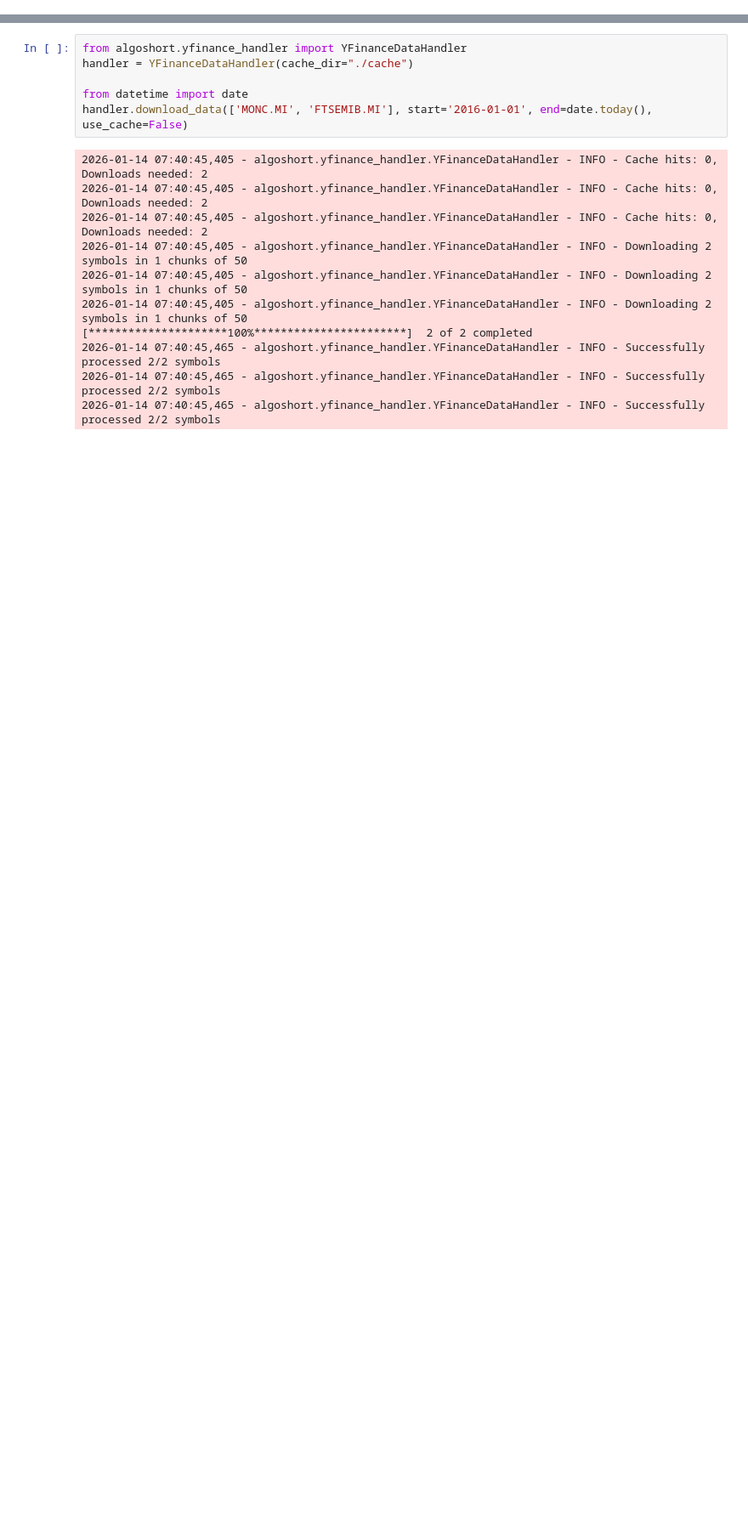
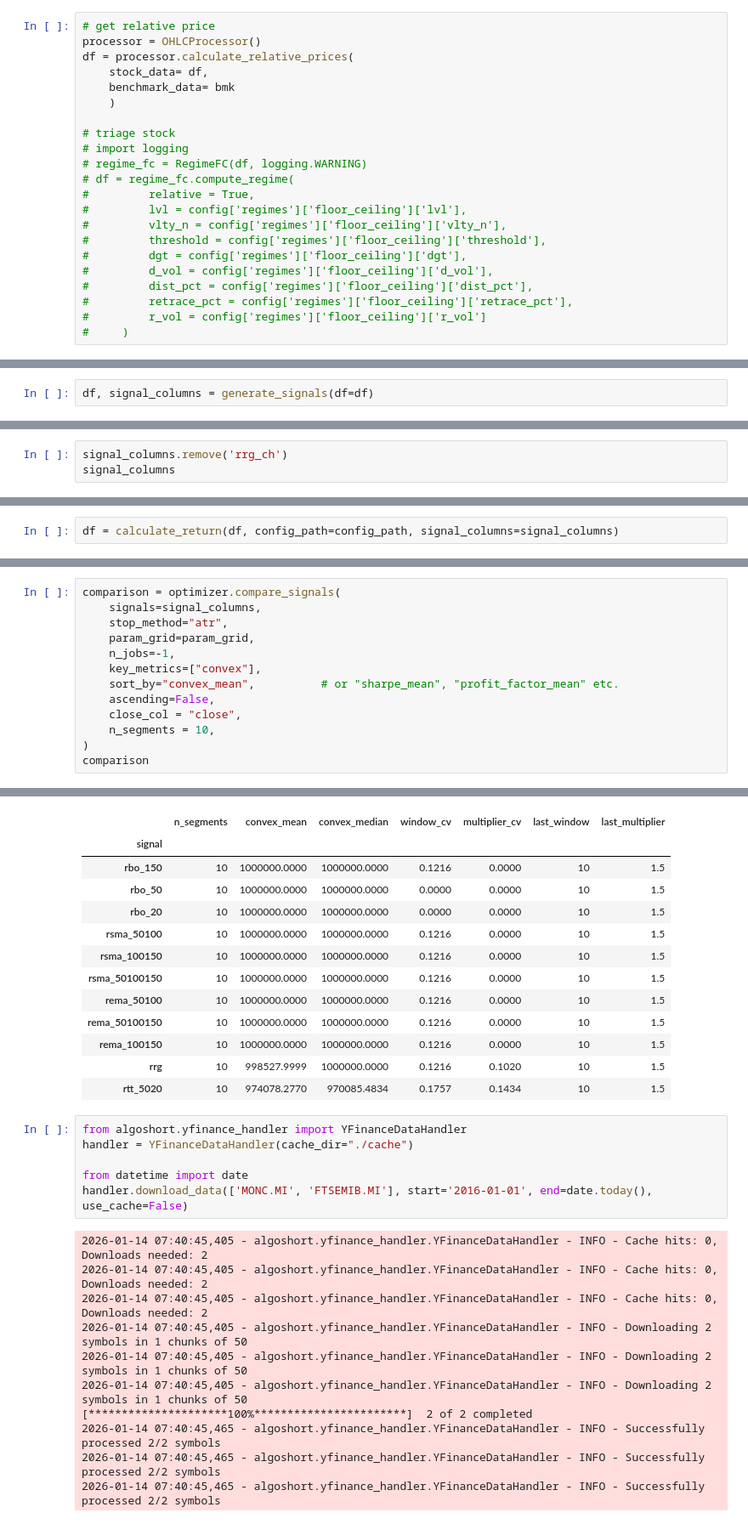
Before and after one commit to laceto/algoshort, a Jupyter notebook: 1_test_package copy 2.ipynb, the cells around one changed output, grey strips where cells are left out. Shown at 85% size. Cells and saved outputs as stored; diff of their text form; blank space fills up the shorter version.

```diff
--- a/1_test_package copy 2.ipynb
+++ b/1_test_package copy 2.ipynb
@@ -0,0 +45,22 @@
+# %%
+# get relative price
+processor = OHLCProcessor()
+df = processor.calculate_relative_prices(
+    stock_data= df,
+    benchmark_data= bmk
+    )
+
+# triage stock
+# import logging
+# regime_fc = RegimeFC(df, logging.WARNING)
+# df = regime_fc.compute_regime(
+#         relative = True,
+#         lvl = config['regimes']['floor_ceiling']['lvl'],
+#         vlty_n = config['regimes']['floor_ceiling']['vlty_n'],
+#         threshold = config['regimes']['floor_ceiling']['threshold'],
+#         dgt = config['regimes']['floor_ceiling']['dgt'],
+#         d_vol = config['regimes']['floor_ceiling']['d_vol'],
+#         dist_pct = config['regimes']['floor_ceiling']['dist_pct'],
+#         retrace_pct = config['regimes']['floor_ceiling']['retrace_pct'],
+#         r_vol = config['regimes']['floor_ceiling']['r_vol']
+#     )
@@ -0,0 +73,2 @@
+# %%
+df, signal_columns = generate_signals(df=df)
@@ -0,0 +112,3 @@
+# %%
+signal_columns.remove('rrg_ch')
+signal_columns
@@ -1 +188,3 @@
+# %%
+df = calculate_return(df, config_path=config_path, signal_columns=signal_columns)
 # %%
@@ -6,0 +262,14 @@
+# %%
+comparison = optimizer.compare_signals(
+    signals=signal_columns,
+    stop_method="atr",
+    param_grid=param_grid,
+    n_jobs=-1,
+    key_metrics=["convex"],
+    sort_by="convex_mean",          # or "sharpe_mean", "profit_factor_mean" etc.
+    ascending=False,
+    close_col = "close",
+    n_segments = 10,
+)
+comparison
+# %% [output]
@@ -7,3 +293,16 @@
+|  | n_segments | convex_mean | convex_median | window_cv | multiplier_cv | last_window | last_multiplier |
+| signal |  |  |  |  |  |  |  |
+| rbo_150 | 10 | 1000000.0000 | 1000000.0000 | 0.1216 | 0.0000 | 10 | 1.5 |
+| rbo_50 | 10 | 1000000.0000 | 1000000.0000 | 0.0000 | 0.0000 | 10 | 1.5 |
+| rbo_20 | 10 | 1000000.0000 | 1000000.0000 | 0.0000 | 0.0000 | 10 | 1.5 |
+| rsma_50100 | 10 | 1000000.0000 | 1000000.0000 | 0.1216 | 0.0000 | 10 | 1.5 |
+| rsma_100150 | 10 | 1000000.0000 | 1000000.0000 | 0.1216 | 0.0000 | 10 | 1.5 |
+| rsma_50100150 | 10 | 1000000.0000 | 1000000.0000 | 0.1216 | 0.0000 | 10 | 1.5 |
+| rema_50100 | 10 | 1000000.0000 | 1000000.0000 | 0.1216 | 0.0000 | 10 | 1.5 |
+| rema_50100150 | 10 | 1000000.0000 | 1000000.0000 | 0.1216 | 0.0000 | 10 | 1.5 |
+| rema_100150 | 10 | 1000000.0000 | 1000000.0000 | 0.1216 | 0.0000 | 10 | 1.5 |
+| rrg | 10 | 998527.9999 | 1000000.0000 | 0.1216 | 0.1020 | 10 | 1.5 |
+| rtt_5020 | 10 | 974078.2770 | 970085.4834 | 0.1757 | 0.1434 | 10 | 1.5 |
 # %%
 from algoshort.yfinance_handler import YFinanceDataHandler
 handler = YFinanceDataHandler(cache_dir="./cache")
```
Also changed, not shown: parts of 25 cells of this notebook, 1 other file.
